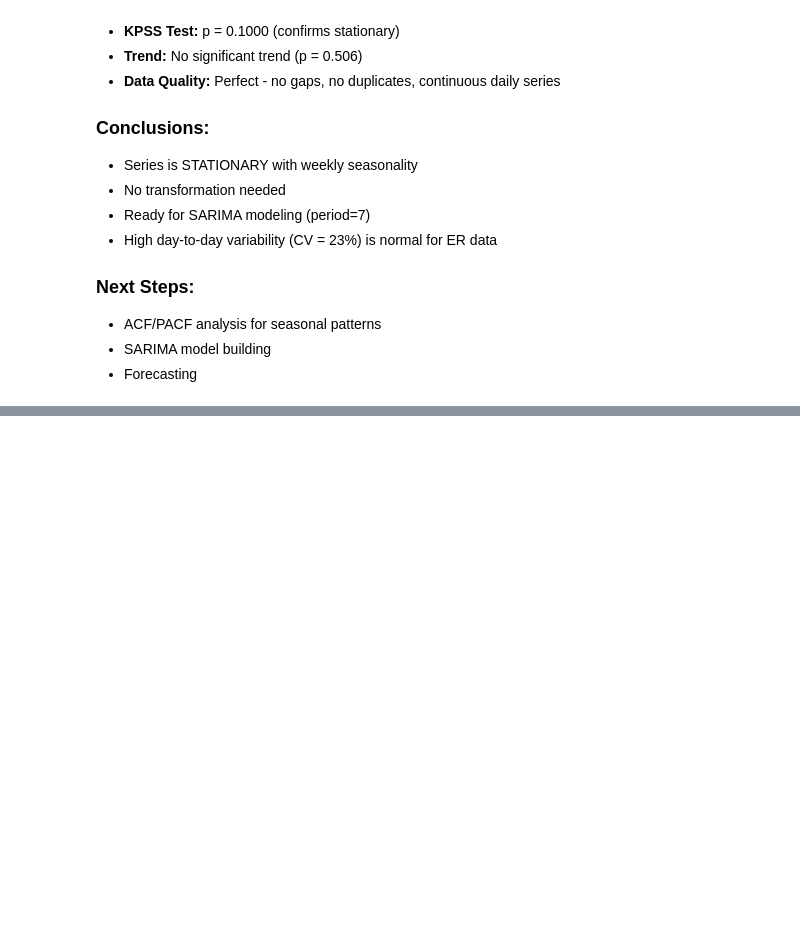
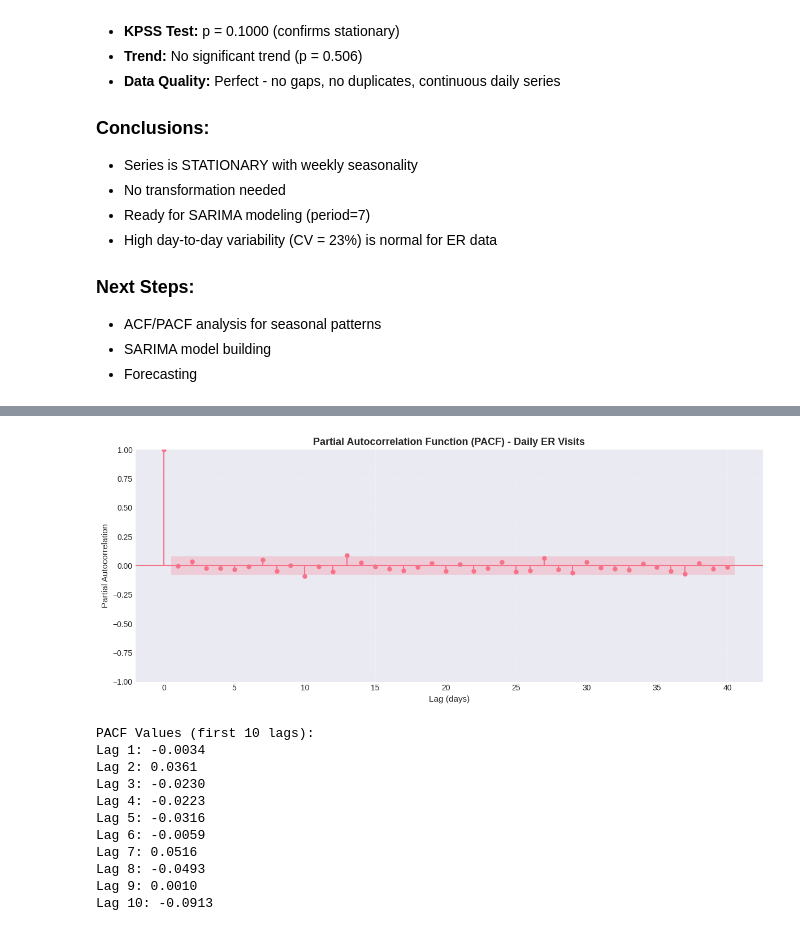
Before and after one commit to Bingdinga/DS3_Projects, a Jupyter notebook: time_series_analysis/stationary/stationary.ipynb, the cells around one changed output, grey strips where cells are left out. Cells and saved outputs as stored; diff of their text form; code cells hidden in the pictures; blank space fills up the shorter version.

```diff
--- a/time_series_analysis/stationary/stationary.ipynb
+++ b/time_series_analysis/stationary/stationary.ipynb
@@ -628,0 +666,33 @@ Name: visits, dtype: int64
+# %%
+# Compute PACF values
+pacf_values = pacf(daily_visits['visits'], nlags=40, alpha=0.05)
+pacf_vals = pacf_values[0]
+pacf_conf_int = pacf_values[1]
+
+# Plot PACF
+fig, ax = plt.subplots(figsize=(12, 5))
+plot_pacf(daily_visits['visits'], lags=40, ax=ax, alpha=0.05)
+ax.set_xlabel('Lag (days)', fontsize=11)
+ax.set_ylabel('Partial Autocorrelation', fontsize=11)
+ax.set_title('Partial Autocorrelation Function (PACF) - Daily ER Visits', fontsize=13, fontweight='bold')
+ax.grid(alpha=0.3, linestyle='--')
+plt.tight_layout()
+plt.show()
+
+# Print first 10 PACF values
+print("\nPACF Values (first 10 lags):")
+for lag in range(1, 11):
+    print(f"Lag {lag}: {pacf_vals[lag]:.4f}")
+# %% [output]
+[figure, added]
+PACF Values (first 10 lags):
+Lag 1: -0.0034
+Lag 2: 0.0361
+Lag 3: -0.0230
+Lag 4: -0.0223
+Lag 5: -0.0316
+Lag 6: -0.0059
+Lag 7: 0.0516
+Lag 8: -0.0493
+Lag 9: 0.0010
+Lag 10: -0.0913
```
Also changed, not shown: parts of 2 cells of this notebook.
